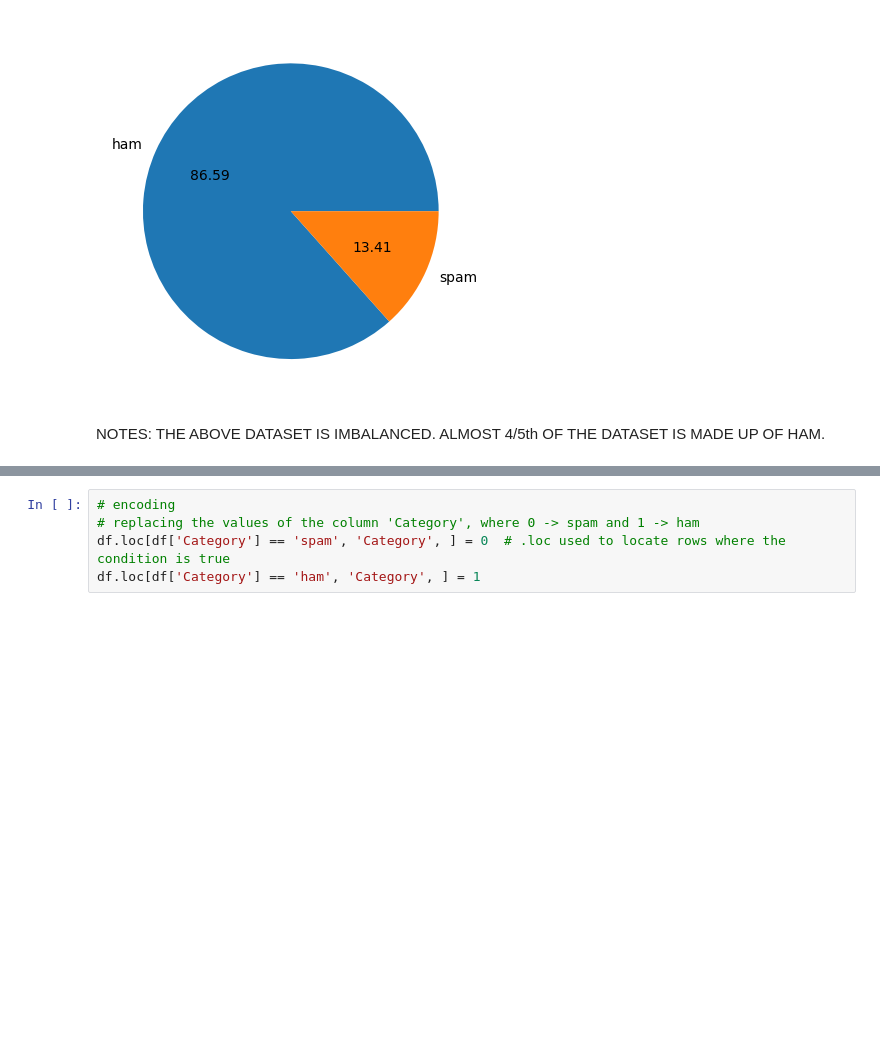
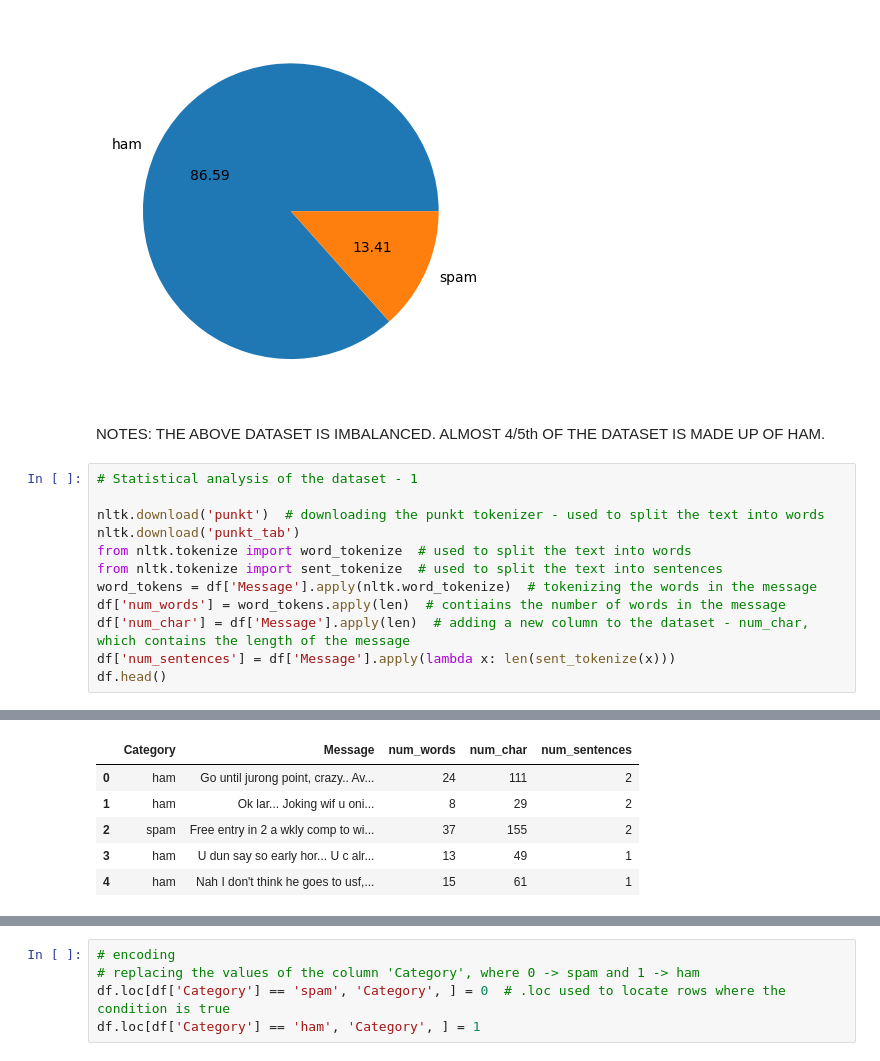
Before and after one commit to RMx-03/Email_Spam-Classifier, a Jupyter notebook: spam_classifier.ipynb, the cells around one changed output, grey strips where cells are left out. Saved outputs shown, nothing was run; the diff lists cells and outputs as text; blank space fills up the shorter version.

```diff
--- a/spam_classifier.ipynb
+++ b/spam_classifier.ipynb
@@ -94,3 +95,16 @@ plt.show()
 [figure]
 # %% [markdown]
 NOTES: THE ABOVE DATASET IS IMBALANCED. ALMOST 4/5th OF THE DATASET IS MADE UP OF HAM.
+# %%
+# Statistical analysis of the dataset - 1
+
+nltk.download('punkt')  # downloading the punkt tokenizer - used to split the text into words
+nltk.download('punkt_tab')
+from nltk.tokenize import word_tokenize  # used to split the text into words
+from nltk.tokenize import sent_tokenize  # used to split the text into sentences
+word_tokens = df['Message'].apply(nltk.word_tokenize)  # tokenizing the words in the message
+df['num_words'] = word_tokens.apply(len)  # contiains the number of words in the message
+df['num_char'] = df['Message'].apply(len)  # adding a new column to the dataset - num_char, which contains the length of the message
+df['num_sentences'] = df['Message'].apply(lambda x: len(sent_tokenize(x)))
+df.head()
+# %% [output]
@@ -96,0 +117,6 @@ NOTES: THE ABOVE DATASET IS IMBALANCED. ALMOST 4/5th OF THE DATASET IS MADE UP O
+|  | Category | Message | num_words | num_char | num_sentences |
+| 0 | ham | Go until jurong point, crazy.. Av... | 24 | 111 | 2 |
+| 1 | ham | Ok lar... Joking wif u oni... | 8 | 29 | 2 |
+| 2 | spam | Free entry in 2 a wkly comp to wi... | 37 | 155 | 2 |
+| 3 | ham | U dun say so early hor... U c alr... | 13 | 49 | 1 |
+| 4 | ham | Nah I don't think he goes to usf,... | 15 | 61 | 1 |
```
Also changed, not shown: parts of 11 cells of this notebook.
